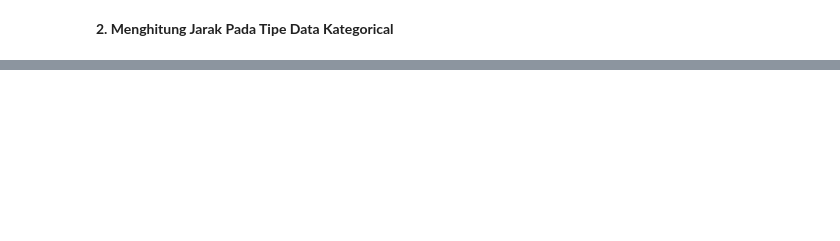
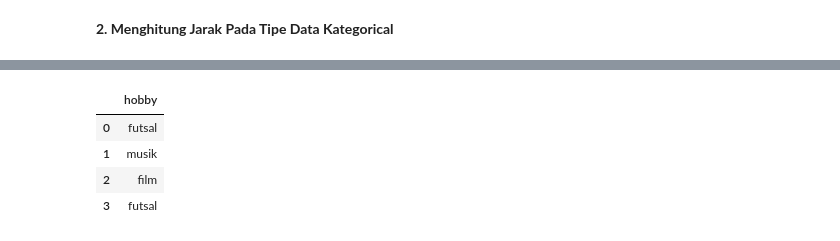
Before and after one commit to RoySuwanda-21-046/pendata, a Jupyter notebook: _sources/Tugas 1_210411100046_Tugas Menghitung Jarak Data.ipynb, the cells around one changed output, grey strips where cells are left out. Saved outputs shown, nothing was run; the diff lists cells and outputs as text; code cells hidden in the pictures; blank space fills up the shorter version.

```diff
--- a/_sources/Tugas 1_210411100046_Tugas Menghitung Jarak Data.ipynb
+++ b/_sources/Tugas 1_210411100046_Tugas Menghitung Jarak Data.ipynb
@@ -139,0 +151,9 @@ print('Jarak dissimilarity Gaji antara roy dan suwanda adalah:', jarak)
+# %%
+data_hobby = df[["hobby"]]
+data_hobby
+# %% [output]
+|  | hobby |
+| 0 | futsal |
+| 1 | musik |
+| 2 | film |
+| 3 | futsal |
```
Also changed, not shown: parts of 21 cells of this notebook, 4 other files.
